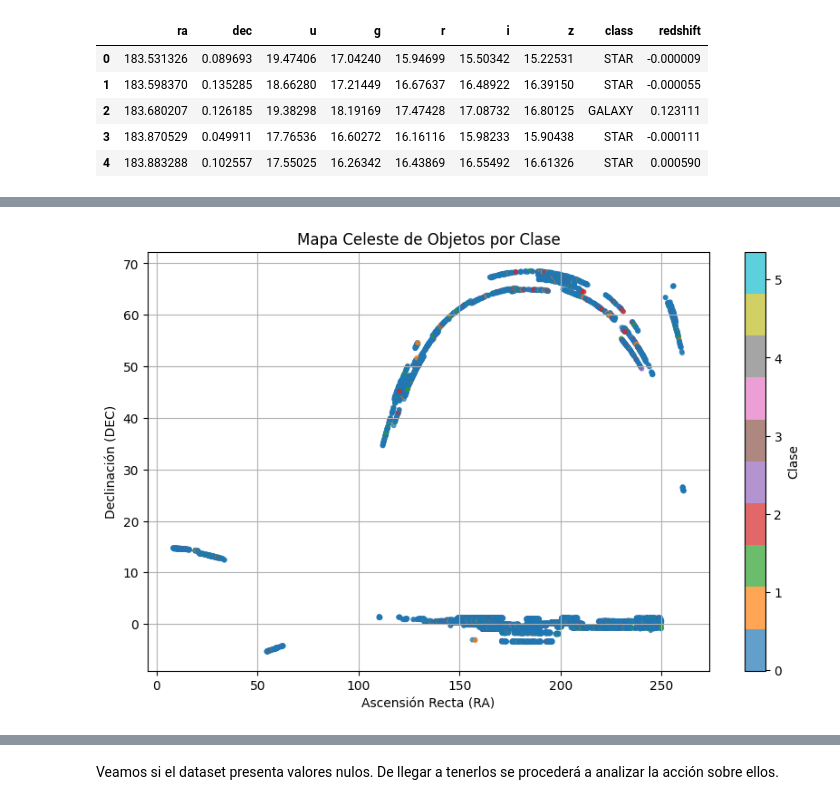
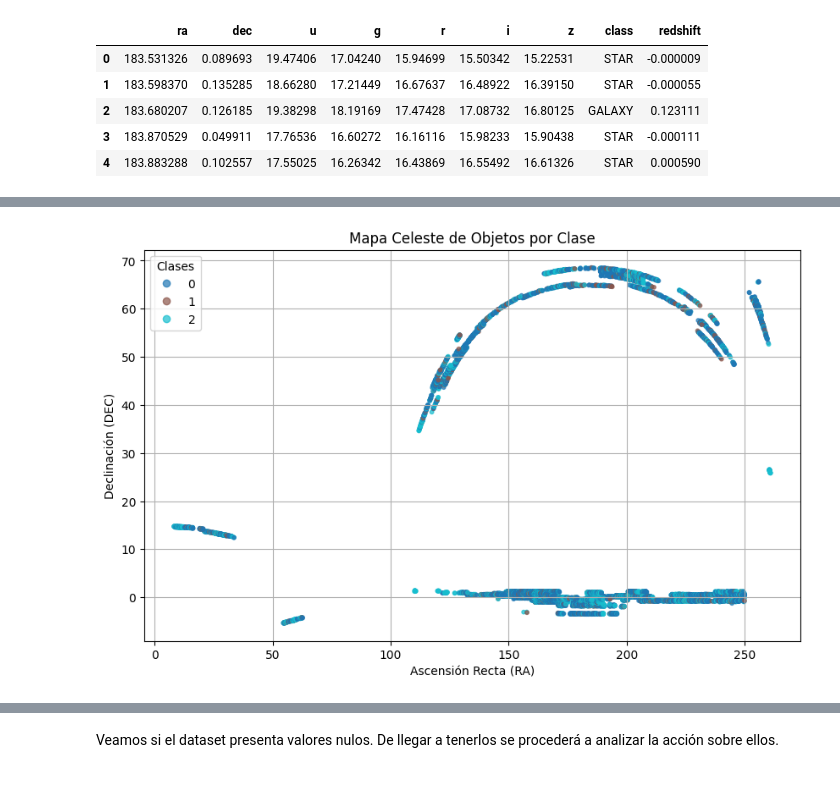
Before and after one commit to Kevin2558/Data_Science_Borrador, a Jupyter notebook: 10_Proyecto_Final/Opcion_2/Borrador.ipynb, the cells around one changed output, grey strips where cells are left out. Saved outputs shown, nothing was run; the diff lists cells and outputs as text; code cells hidden in the pictures.

```diff
--- a/10_Proyecto_Final/Opcion_2/Borrador.ipynb
+++ b/10_Proyecto_Final/Opcion_2/Borrador.ipynb
@@ -80,11 +86,11 @@ df.head()
 # %%
 plt.figure(figsize=(10, 6))
-plt.scatter(df['ra'], df['dec'], c=df['redshift'], cmap='tab10', alpha=0.7, s=10)
+scatter = plt.scatter(df['ra'], df['dec'], c=df['class'].astype('category').cat.codes, cmap='tab10', alpha=0.7, s=10)
+plt.legend(*scatter.legend_elements(),title="Clases")
 plt.xlabel('Ascensión Recta (RA)')
 plt.ylabel('Declinación (DEC)')
 plt.title('Mapa Celeste de Objetos por Clase')
 plt.grid(True)
-plt.colorbar(label='Clase')
 plt.show()
 # %% [output]
-[figure, old version]
+[figure, new version]
```
Also changed, not shown: parts of 11 cells of this notebook.
